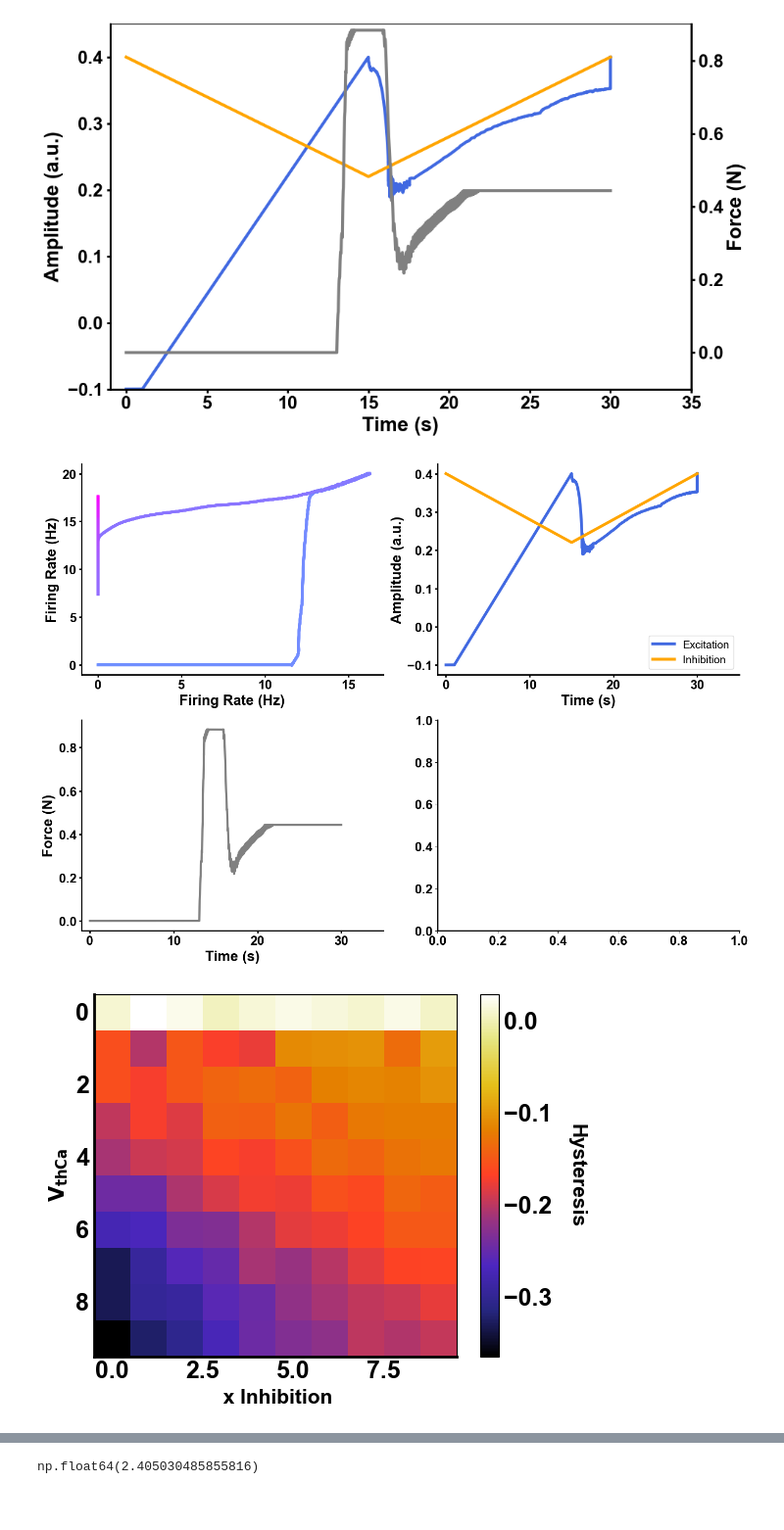
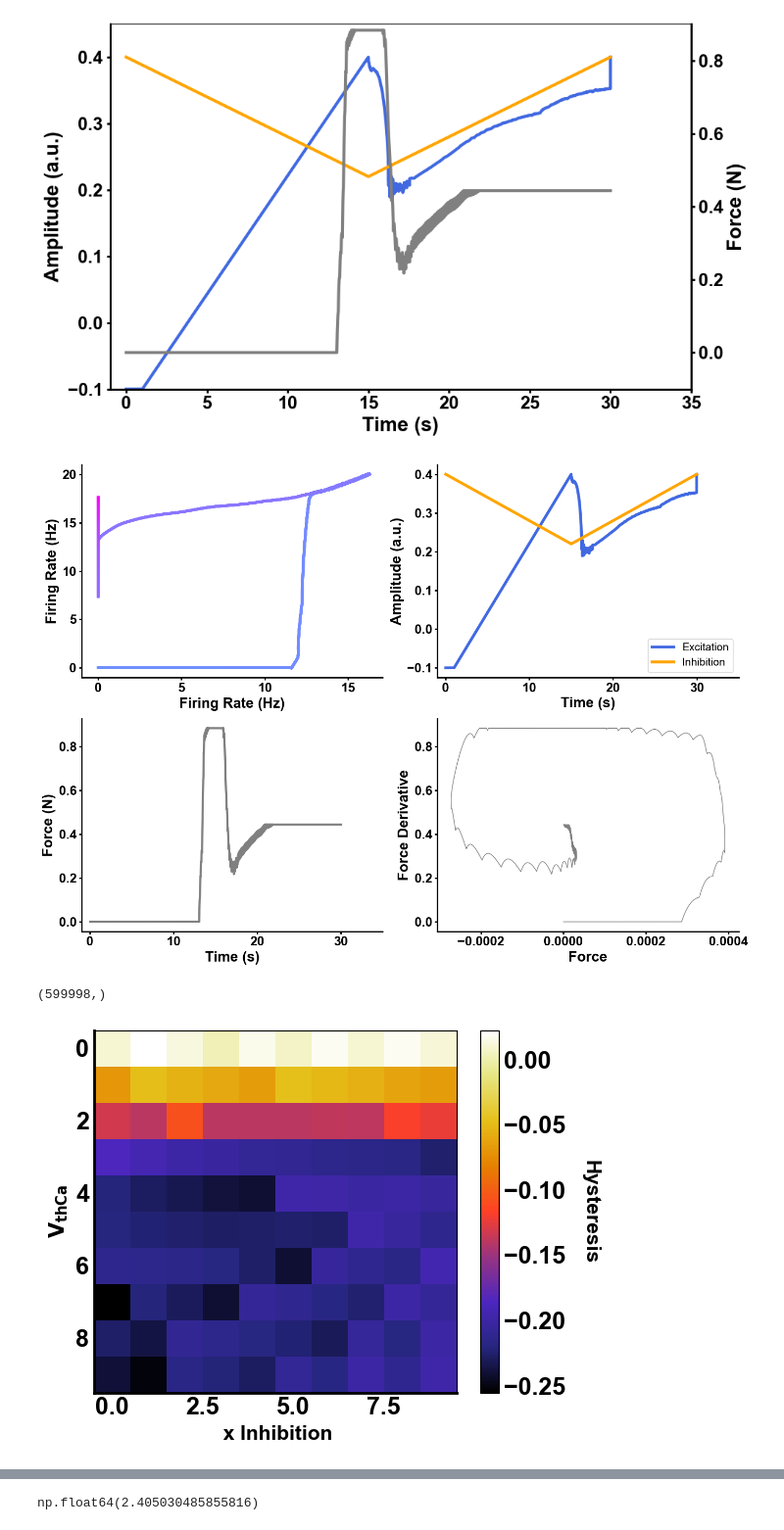
Before and after one commit to natmtc/flexible-motoneuron-control, a Jupyter notebook: Figures.ipynb, the cells around one changed output, grey strips where cells are left out. Shown at 98% size. Cells and saved outputs as stored; diff of their text form; code cells hidden in the pictures; blank space fills up the shorter version.

```diff
--- a/Figures.ipynb
+++ b/Figures.ipynb
@@ -21,7 +21,7 @@ from sklearn.model_selection import cross_val_score, KFold
 from matplotlib import cm
 from matplotlib.colors import Normalize
 # %%
-file_path = "/Users/nmt121/Desktop/Repositories/Motoneuron_Model/Data_MN_Model/Data_final/DR_Trapezoid_VL.jld2"
+file_path = "Data_MN_Model/Data_final/Flexibility_metrics_matlab/DR_Chirp_PIC.mat"
 
 with h5py.File(file_path, 'r') as f:
     spike_array = f['spike_array'][:]
@@ -71,7 +71,7 @@ ax.spines['bottom'].set_linewidth(2)  # Make bottom axis thicker
 ax.spines['left'].set_linewidth(2)
 
 # Show the plot
-# plt.savefig('/Users/nmt121/Desktop/figures/RasterVL_89MN.png', dpi=300, bbox_inches='tight')
+plt.savefig('/Users/nmt121/Desktop/figures/Rasterchippic.pdf', dpi=300, bbox_inches='tight')
 
 
 
@@ -82,10 +82,10 @@ plt.show()
 # %%
-file_path = "/Users/nmt121/Desktop/Repositories/Motoneuron_Model/Data_MN_Model/Data_final/firingsTA_sin_nofac_12.jld2"
+file_path = "/Users/nmt121/Desktop/Repositories/Motoneuron_Model/Data_MN_Model/Data_final/firingsTA_sin_fac_12.jld2"
 
 with h5py.File(file_path, 'r') as f:
     firings_similar = f['trajectory2_controlled'][:].T
 
-file_path = "/Users/nmt121/Desktop/Repositories/Motoneuron_Model/Data_MN_Model/Data_final/firingsTA_sin_nofac_1314.jld2"
+file_path = "/Users/nmt121/Desktop/Repositories/Motoneuron_Model/Data_MN_Model/Data_final/firingsTA_sin_fac_1314.jld2"
 
 with h5py.File(file_path, 'r') as f:
     firings_diff = f['trajectory2_controlled'][:].T
@@ -120,7 +120,7 @@ ax.spines['left'].set_linewidth(2)
 
 # plt.legend(['TA','VL'],fontsize=20)
 # Show the plot
-plt.savefig('/Users/nmt121/Desktop/figures/firings_fac_NOPICs_sin.png', dpi=300, bbox_inches='tight')
+plt.savefig('/Users/nmt121/Desktop/figures/firings_fac_PICs_sin.pdf', dpi=300, bbox_inches='tight')
 
 
 
@@ -590,10 +590,10 @@ with h5py.File(file_path, 'r') as f:
     new = f['trajectory2_controlled'][:]
 
 
-# file_path = "/Users/nmt121/Desktop/Repositories/Motoneuron_Model/Data_MN_Model/Data_final/Controller/TA_1314_changeinh_withstartPIC_2loop/force_derivative.jld2"
+file_path = "Data_MN_Model/Data_final/Controller/TA_4245_changeinh_withstartPIC_2loop/force_derivative.jld2"
 
-# with h5py.File(file_path, 'r') as f:
-#     force_derivative = f['force_derivative'][:]
+with h5py.File(file_path, 'r') as f:
+    force_derivative = f['force_derivative'][:]
 # %%
 force[:,0].shape
 # %% [output]
@@ -696,6 +696,9 @@ axs[0, 1].set_xticklabels([f'{int(x/1000)}' for x in axs[0, 1].get_xticks()], fo
 axs[0, 1].set_xlim(-1000, 35000)
 axs[0, 1].grid(False)
 
+from scipy.ndimage import gaussian_filter1d
+
+
 # Third subplot: Force
 axs[1, 0].plot(force, color='gray', label='Force', linewidth=3)
 axs[1, 0].set_xlabel("Time (s)", fontsize=20, fontweight='bold')
@@ -706,12 +709,14 @@ axs[1, 0].set_xticklabels([f'{int(x/20000)}' for x in axs[1, 0].get_xticks()], f
 axs[1, 0].grid(False)
 axs[1, 0].set_xlim(-20000, 700000)
 
-# # Fourth subplot: Force and Force Derivative (zoomed)
-# axs[1, 1].plot(force[300000:450000], force_derivative[300000:450000], color='gray', linewidth=1)
-# axs[1, 1].set_xlabel("Force", fontsize=20, fontweight='bold')
-# axs[1, 1].set_ylabel("Force Derivative", fontsize=20, fontweight='bold')
-# axs[1, 1].tick_params(axis='both', which='major', labelsize=18, width=2, labelcolor='black')
-# axs[1, 1].grid(False)
+# Fourth subplot: Force and Force Derivative (zoomed)
+sigma = 8000
+smoothed_force_derivative = gaussian_filter1d(force_derivative[0:599999], sigma=sigma)
+axs[1, 1].plot(smoothed_force_derivative, force[1:600000],color='gray', linewidth=1)
+axs[1, 1].set_xlabel("Force", fontsize=20, fontweight='bold')
+axs[1, 1].set_ylabel("Force Derivative", fontsize=20, fontweight='bold')
+axs[1, 1].tick_params(axis='both', which='major', labelsize=18, width=2, labelcolor='black')
+axs[1, 1].grid(False)
 
 # Make axis spines thicker and set tick labels bold for all subplots
 for ax in axs.flat:
@@ -727,18 +732,24 @@ for ax in axs.flat:
 # Adjust layout and appearance
 plt.tight_layout()
 sns.despine()
-plt.savefig('/Users/nmt121/Desktop/figures/trial4245.png', dpi=300, bbox_inches='tight')
+# plt.savefig('/Users/nmt121/Desktop/figures/trial4245.pdf', dpi=300, bbox_inches='tight')
 
 # Show plot
 plt.show()
 # %% [output]
-[figure, old version]
+[figure, new version]
+# %%
+sigma = 5
+smoothed_force_derivative = gaussian_filter1d(force_derivative[1:599999], sigma=sigma)
+smoothed_force_derivative.shape
+# %% [output]
+(599998,)
 # %%
 import matplotlib.pyplot as plt
 import h5py
 
 # Load the hysteresis data from the .jld2 file
-file_path = "/Users/nmt121/Desktop/Repositories/Motoneuron_Model/Data_MN_Model/Heatmap_values/hysteresis_heatmap1.jld2"
+file_path = "/Users/nmt121/Desktop/Repositories/Motoneuron_Model/Data_MN_Model/Heatmap_values/hysteresis_heatmap1_pushpull.jld2"
 with h5py.File(file_path, 'r') as f:
     hyst = f['hysteresis_for_each_inh'][:].T
 
@@ -762,35 +773,35 @@ for tick in cbar.ax.get_yticklabels():
 
 # Customize tick parameters (font size, width, color, and fontweight for bold numbers)
 plt.tick_params(axis='both', which='major', labelsize=18, width=2, labelcolor='black')
 
 # Manually set the fontweight of the tick labels to bold
 ax = plt.gca()  # Get current axis
 for tick in ax.get_xticklabels():
     tick.set_fontweight('bold')
 for tick in ax.get_yticklabels():
     tick.set_fontweight('bold')
 
 # Make axis spines thicker for consistency
 ax.spines['bottom'].set_linewidth(2)
 ax.spines['left'].set_linewidth(2)
 ax.tick_params(axis='both', which='both', length=0)
 
 # Disable grid to match previous plots
 plt.grid(False)
 
 # Display the plot
 cbar.set_label('Hysteresis', fontsize=15, fontweight='bold', fontname='Arial', rotation=270, labelpad=25)
 ax.spines['bottom'].set_linewidth(2)  # Make bottom axis thicker
 ax.spines['left'].set_linewidth(2)
 cbar.ax.tick_params(size=0)  # Set tick size to 0 to remove the small lines
 
-plt.savefig('/Users/nmt121/Desktop/figures/HeatmapMN1_constant.png', dpi=300, bbox_inches='tight')
+plt.savefig('/Users/nmt121/Desktop/figures/HeatmapMN1_pushpull.png', dpi=300, bbox_inches='tight')
 
 
 # Display the plot
 plt.show()
 # %% [output]
-[figure, old version]
+[figure, new version]
 # %%
 import scipy.io
 import numpy as np
```
Also changed, not shown: parts of 7 cells of this notebook, 8 other files.
